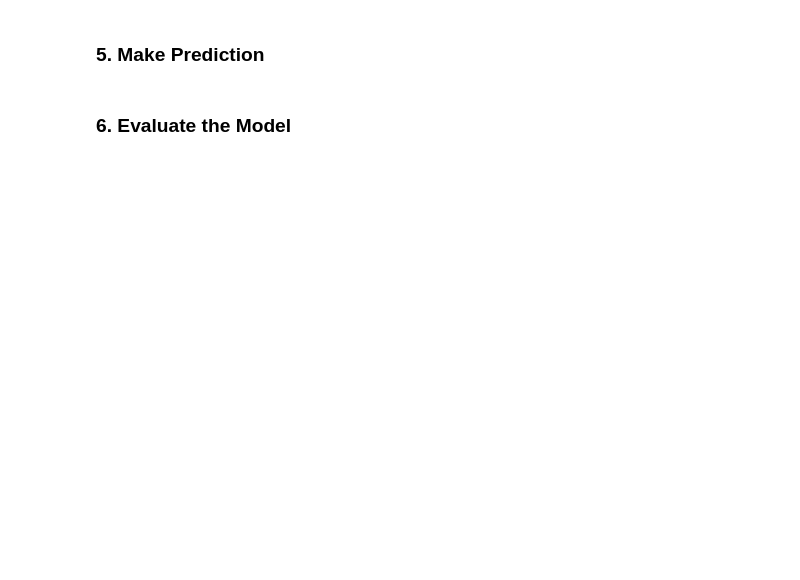
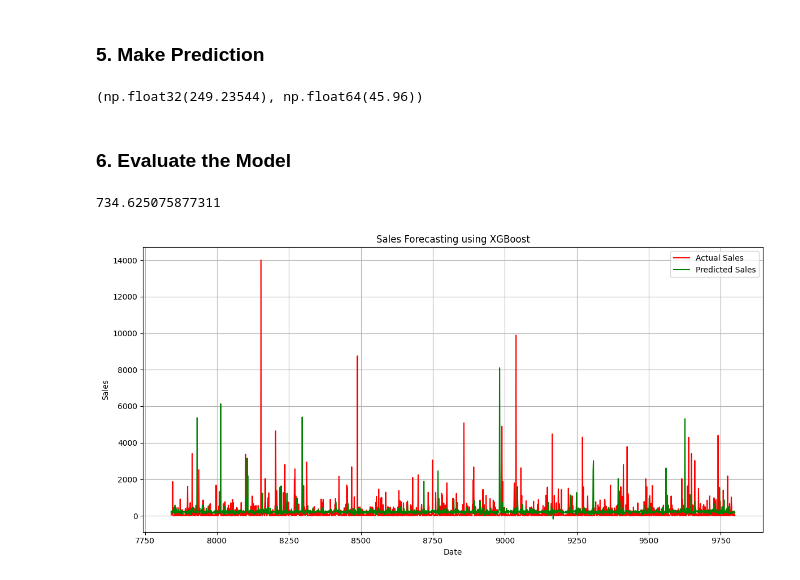
Before and after one commit to fatahrahimi330/100-Machine-Learning-Projects, a Jupyter notebook: 27-Salces Forecast Prediction/salce_forecast_prediction.ipynb, the cells around one changed output. Saved outputs shown, nothing was run; the diff lists cells and outputs as text; code cells hidden in the pictures; blank space fills up the shorter version.

Commit message:
Salces Forecast Prediction Project

```diff
--- a/27-Salces Forecast Prediction/salce_forecast_prediction.ipynb
+++ b/27-Salces Forecast Prediction/salce_forecast_prediction.ipynb
@@ -23,4 +163,14 @@ df.head()
+# %%
+X = sales_with_lags.drop(columns=['Order Date', 'Sales'])
+y = sales_with_lags['Sales']
 # %% [markdown]
 3. Train Test Split
+# %%
+from sklearn.model_selection import train_test_split
+X_train, X_test, y_train, y_test = train_test_split(X, y, test_size=0.2, shuffle=False)
 # %% [markdown]
 ### 4. Build and Train the Model
+# %%
+from xgboost import XGBRegressor
+model = XGBRegressor(objective='reg:squarederror', n_estimators=100, learning_rate=0.1, max_depth=5)
+model.fit(X_train, y_train)
@@ -27,4 +189,30 @@ df.head()
 # %% [markdown]
 ### 5. Make Prediction
+# %%
+y_pred = model.predict(X_test)
+# %%
+y_pred[0], y_test.iloc[0]
+# %% [output]
+(np.float32(249.23544), np.float64(45.96))
 # %% [markdown]
 ### 6. Evaluate the Model
+# %%
+from sklearn.metrics import mean_squared_error
+mse = mean_squared_error(y_test, y_pred)
+rmse = np.sqrt(mse)
+print(rmse)
+# %% [output]
+734.625075877311
+# %%
+plt.figure(figsize=(12, 6))
+plt.plot(y_test.index, y_test, label='Actual Sales', color='red')
+plt.plot(y_test.index, y_pred, label='Predicted Sales', color='green')
+plt.title('Sales Forecasting using XGBoost')
+plt.xlabel('Date')
+plt.ylabel('Sales')
+plt.legend()
+plt.grid(True)
+plt.tight_layout()
+plt.show()
+# %% [output]
+[figure, added]
```
Also changed, not shown: parts of 13 cells of this notebook, 4 other files.
